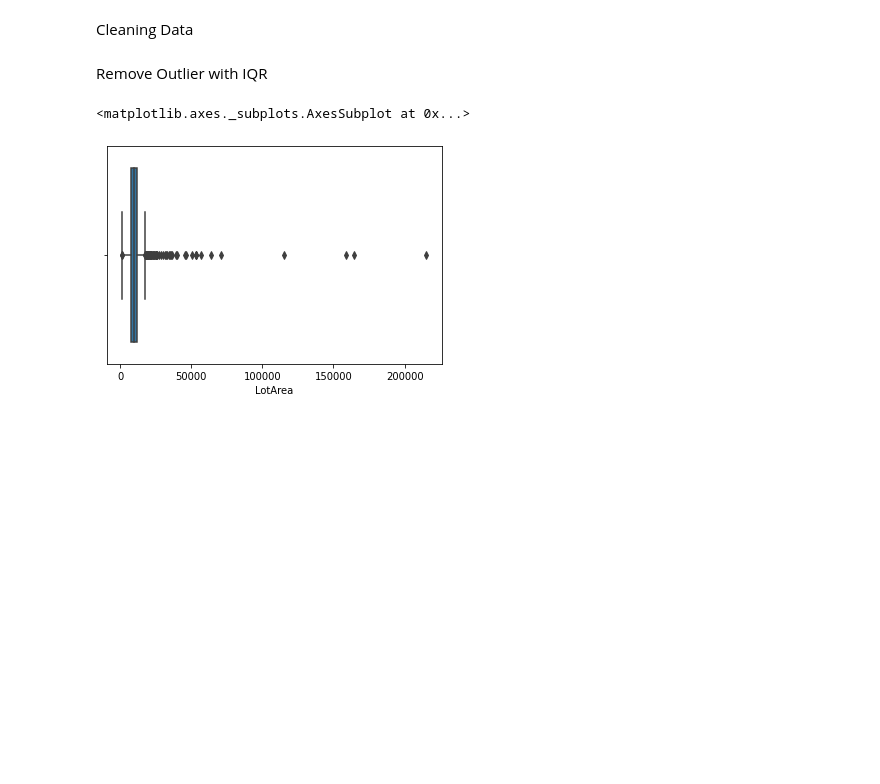
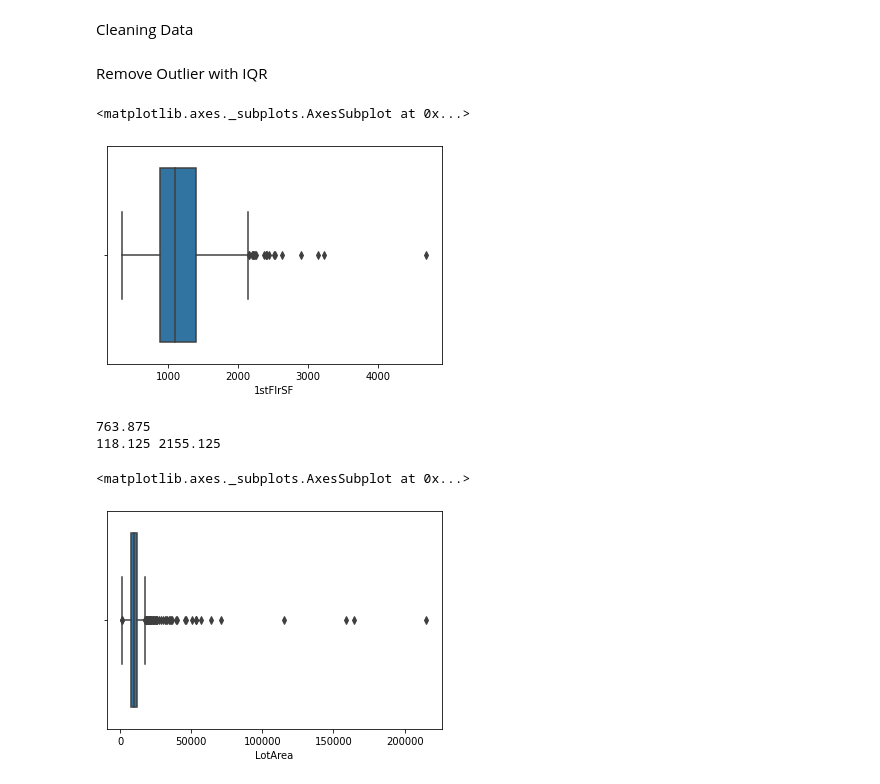
Before and after one commit to EEarth1270/-houseprice-randomforest, a Jupyter notebook: HousePriceRandomForesr.ipynb, the cells around one changed output. Drawn from its saved outputs; the diff is of its cells as text; code cells hidden in the pictures; blank space fills up the shorter version.

```diff
--- a/HousePriceRandomForesr.ipynb
+++ b/HousePriceRandomForesr.ipynb
@@ -74,3 +57,18 @@ train_dataset= train_dataset[col]
 Cleaning Data
 # %% [markdown]
 Remove Outlier with IQR
+# %%
+sns.boxplot(train_dataset['1stFlrSF'])
+# %% [output]
+<matplotlib.axes._subplots.AxesSubplot at 0x...>
+[figure, added]
+# %%
+
+iqr_1stFlrSF = iqr(train_dataset['1stFlrSF']) *1.5
+Q75 = train_dataset['1stFlrSF'].quantile(0.75) +iqr_1stFlrSF
+Q25 = train_dataset['1stFlrSF'].quantile(0.25) -iqr_1stFlrSF
+print(iqr_1stFlrSF)
+print(Q25,Q75)
+# %% [output]
+763.875
+118.125 2155.125
```
Also changed, not shown: parts of 25 cells of this notebook.
